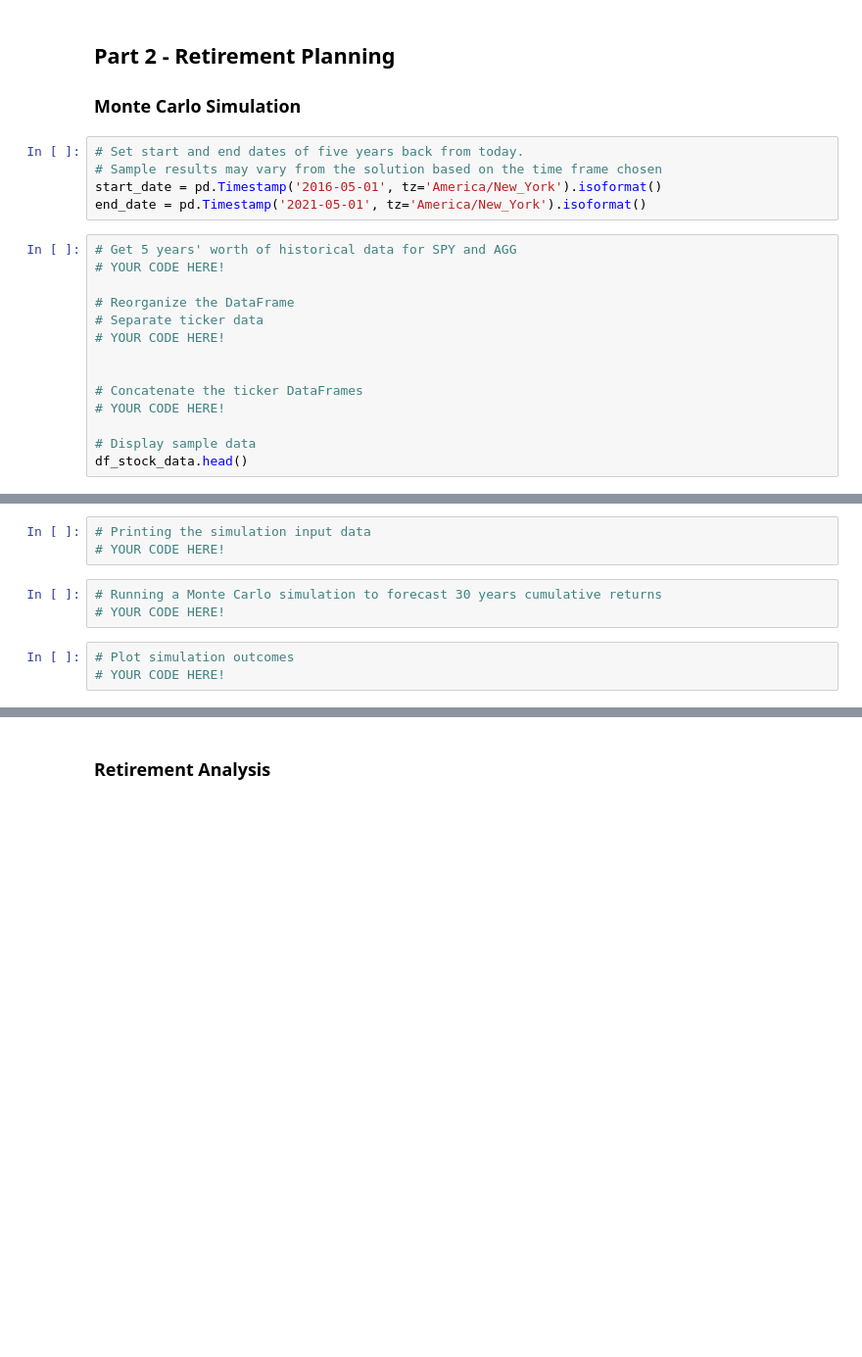
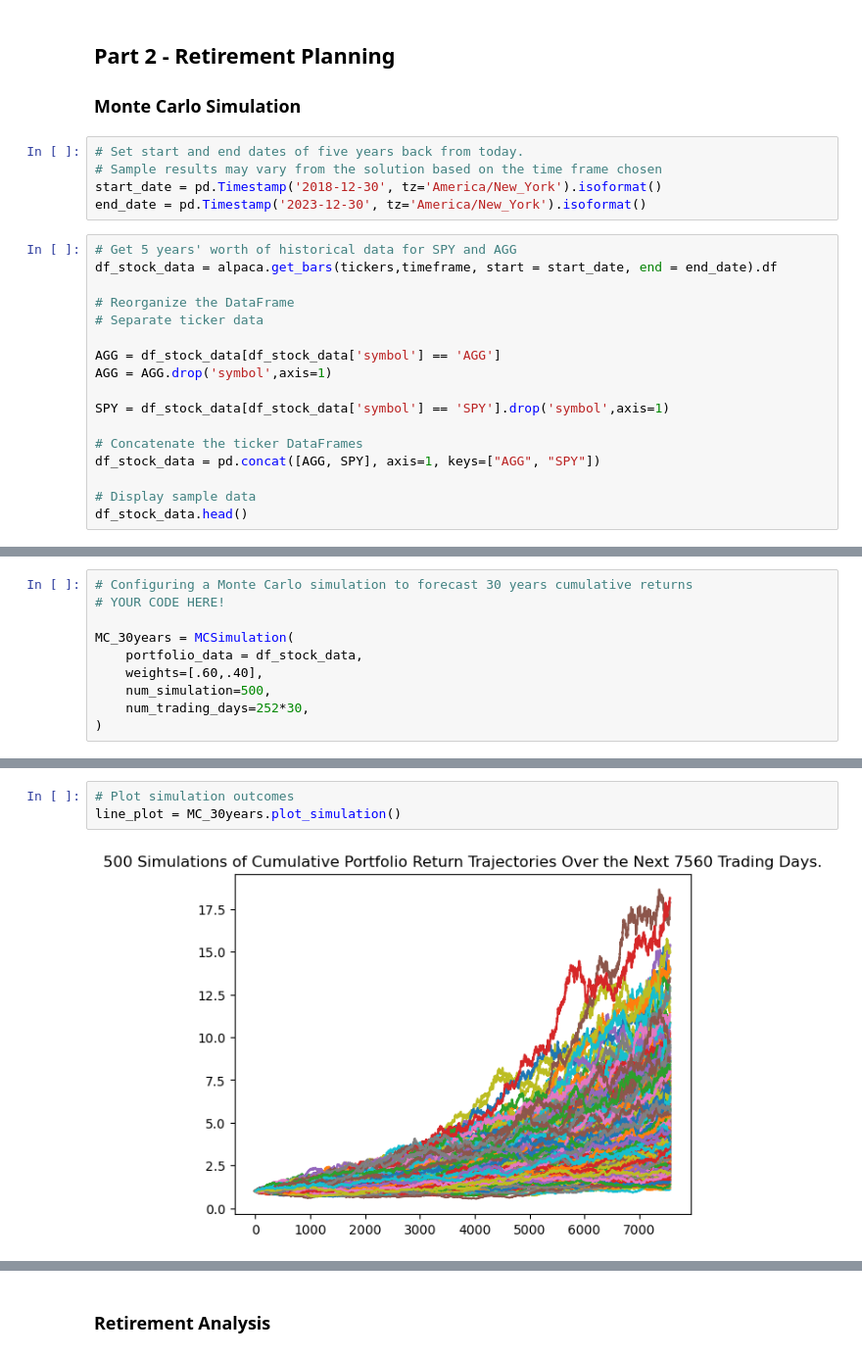
Before and after one commit to knieuwhof/Module-5-Challenge, a Jupyter notebook: financial-planner.ipynb, the cells around one changed output, grey strips where cells are left out. Shown at 98% size. Saved outputs shown, nothing was run; the diff lists cells and outputs as text; blank space fills up the shorter version.

Commit message:
MC Simulation section done

```diff
--- a/financial-planner.ipynb
+++ b/financial-planner.ipynb
@@ -253,19 +253,22 @@ Congratulations! You have enough money for an emergency fund.
 # %%
 # Set start and end dates of five years back from today.
 # Sample results may vary from the solution based on the time frame chosen
-start_date = pd.Timestamp('2016-05-01', tz='America/New_York').isoformat()
-end_date = pd.Timestamp('2021-05-01', tz='America/New_York').isoformat()
+start_date = pd.Timestamp('2018-12-30', tz='America/New_York').isoformat()
+end_date = pd.Timestamp('2023-12-30', tz='America/New_York').isoformat()
 # %%
 # Get 5 years' worth of historical data for SPY and AGG
-# YOUR CODE HERE!
+df_stock_data = alpaca.get_bars(tickers,timeframe, start = start_date, end = end_date).df
 
 # Reorganize the DataFrame
 # Separate ticker data
-# YOUR CODE HERE!
 
+AGG = df_stock_data[df_stock_data['symbol'] == 'AGG']
+AGG = AGG.drop('symbol',axis=1)
+
+SPY = df_stock_data[df_stock_data['symbol'] == 'SPY'].drop('symbol',axis=1)
 
 # Concatenate the ticker DataFrames
-# YOUR CODE HERE!
+df_stock_data = pd.concat([AGG, SPY], axis=1, keys=["AGG", "SPY"])
 
 # Display sample data
 df_stock_data.head()
@@ -271,0 +304,10 @@ df_stock_data.head()
+# %%
+# Configuring a Monte Carlo simulation to forecast 30 years cumulative returns
+# YOUR CODE HERE!
+
+MC_30years = MCSimulation(
+    portfolio_data = df_stock_data,
+    weights=[.60,.40],
+    num_simulation=500,
+    num_trading_days=252*30,
+)
@@ -275,11 +353,7 @@ df_stock_data.head()
-# %%
-# Printing the simulation input data
-# YOUR CODE HERE!
-# %%
-# Running a Monte Carlo simulation to forecast 30 years cumulative returns
-# YOUR CODE HERE!
 # %%
 # Plot simulation outcomes
-# YOUR CODE HERE!
+line_plot = MC_30years.plot_simulation()
+# %% [output]
+[figure, added]
 # %%
 # Plot probability distribution and confidence intervals
```
Also changed, not shown: parts of 8 cells of this notebook.
